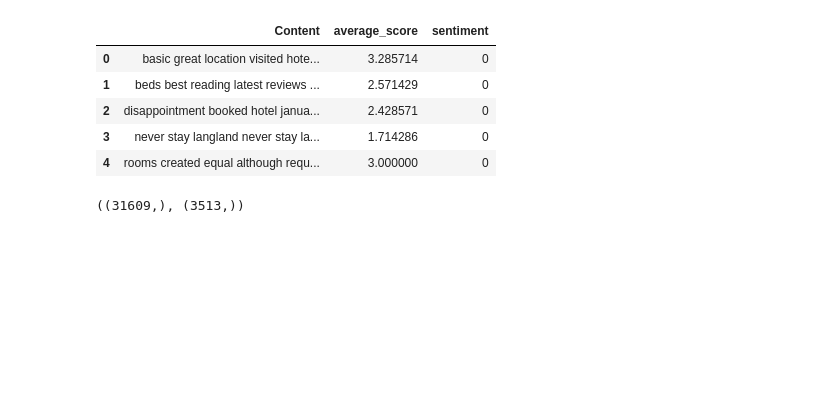
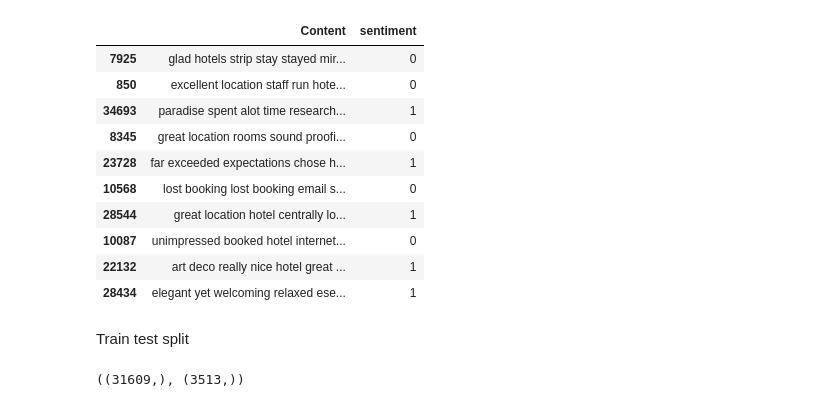
Before and after one commit to karencfisher/hotel-reviews, a Jupyter notebook: notebooks/hotel_reviews.ipynb, the cells around one changed output. Saved outputs shown, nothing was run; the diff lists cells and outputs as text; code cells hidden in the pictures; blank space fills up the shorter version.

```diff
--- a/notebooks/hotel_reviews.ipynb
+++ b/notebooks/hotel_reviews.ipynb
@@ -19,14 +25,23 @@ import seaborn as sns
 # %%
 data_path = 'https://raw.githubusercontent.com/karencfisher/hotel-reviews/main/data/reviews_sample.csv'
 df_reviews = pd.read_csv(data_path)
-df_reviews.drop(columns=['Unnamed: 0'], inplace=True)
+df_reviews.drop(columns=['Unnamed: 0', 'average_score'], inplace=True)
+
+df_reviews.sample(10)
 # %% [output]
-|  | Content | average_score | sentiment |
-| 0 | basic great location visited hote... | 3.285714 | 0 |
-| 1 | beds best reading latest reviews ... | 2.571429 | 0 |
-| 2 | disappointment booked hotel janua... | 2.428571 | 0 |
-| 3 | never stay langland never stay la... | 1.714286 | 0 |
-| 4 | rooms created equal although requ... | 3.000000 | 0 |
+|  | Content | sentiment |
+| 7925 | glad hotels strip stay stayed mir... | 0 |
+| 850 | excellent location staff run hote... | 0 |
+| 34693 | paradise spent alot time research... | 1 |
+| 8345 | great location rooms sound proofi... | 0 |
+| 23728 | far exceeded expectations chose h... | 1 |
+| 10568 | lost booking lost booking email s... | 0 |
+| 28544 | great location hotel centrally lo... | 1 |
+| 10087 | unimpressed booked hotel internet... | 0 |
+| 22132 | art deco really nice hotel great ... | 1 |
+| 28434 | elegant yet welcoming relaxed ese... | 1 |
+# %% [markdown]
+Train test split
 # %%
 x_train, x_test, y_train, y_test = train_test_split(df_reviews['Content'],
                                                     df_reviews['sentiment'],
```
Also changed, not shown: parts of 12 cells of this notebook.
